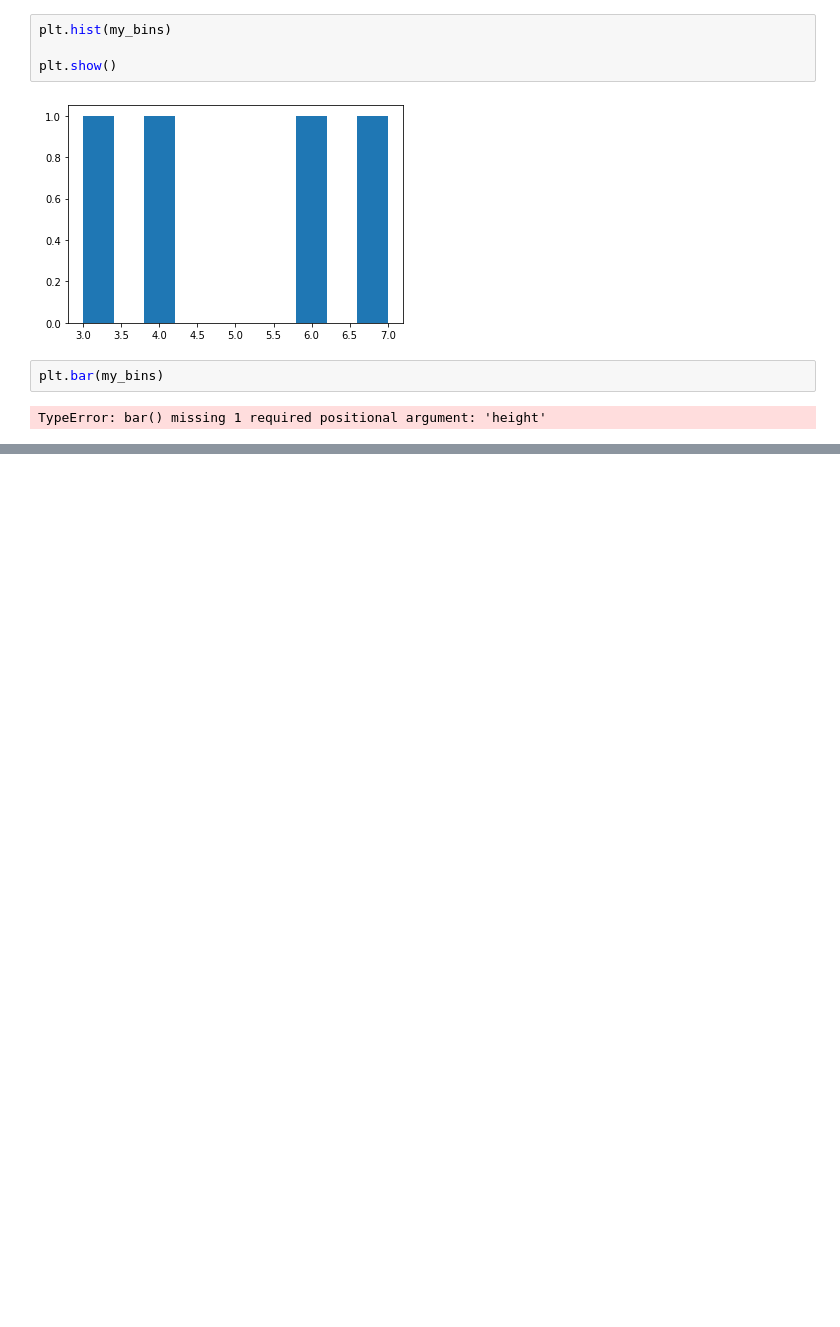
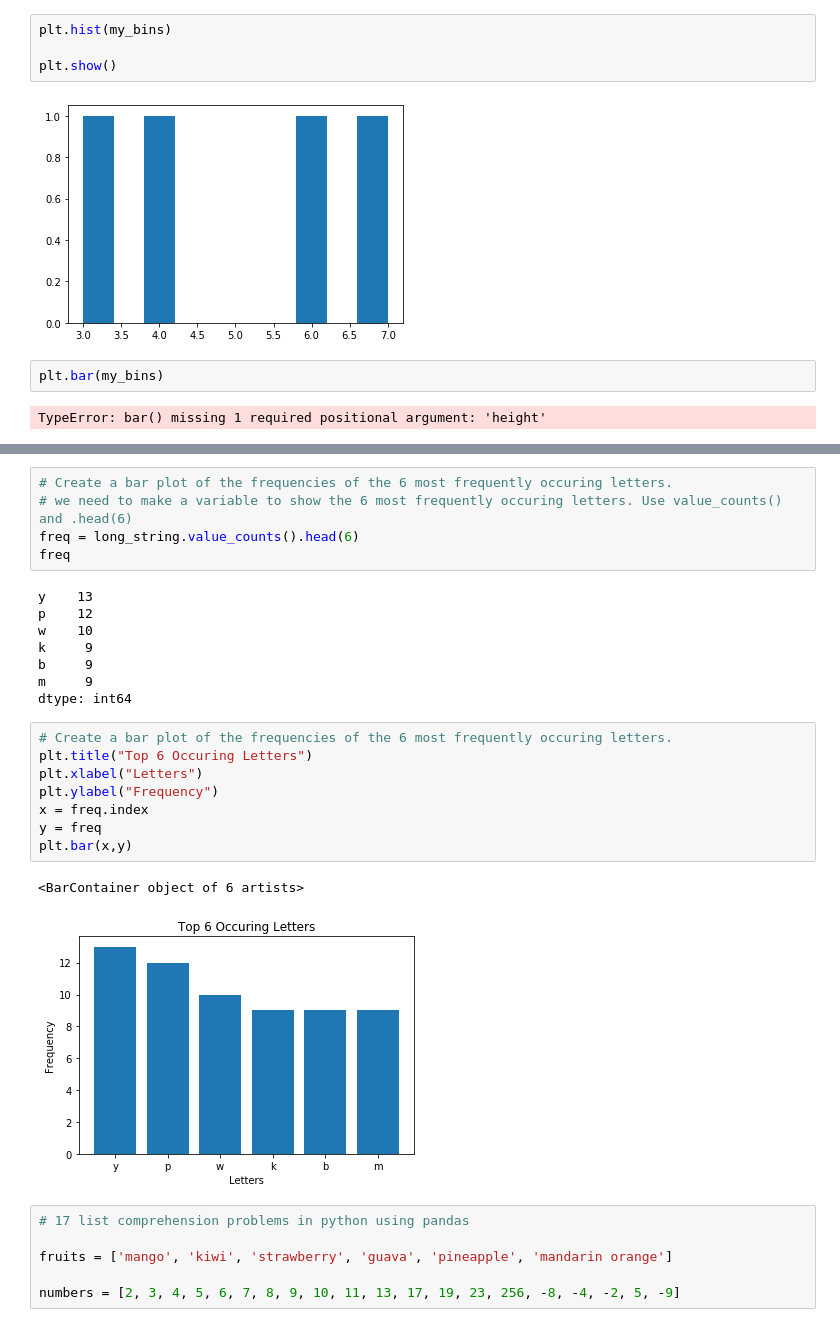
Before and after one commit to george887/MY_EXCERCISE, a Jupyter notebook: pandas_series_practice.ipynb, the cells around one changed output, grey strips where cells are left out. Cells and saved outputs as stored; diff of their text form; blank space fills up the shorter version.

```diff
--- a/pandas_series_practice.ipynb
+++ b/pandas_series_practice.ipynb
@@ -382,0 +536,30 @@ TypeError: bar() missing 1 required positional argument: 'height'
+# %%
+# Create a bar plot of the frequencies of the 6 most frequently occuring letters.
+# we need to make a variable to show the 6 most frequently occuring letters. Use value_counts() and .head(6)
+freq = long_string.value_counts().head(6)
+freq
+# %% [output]
+y    13
+p    12
+w    10
+k     9
+b     9
+m     9
+dtype: int64
+# %%
+# Create a bar plot of the frequencies of the 6 most frequently occuring letters.
+plt.title("Top 6 Occuring Letters")
+plt.xlabel("Letters")
+plt.ylabel("Frequency")
+x = freq.index
+y = freq
+plt.bar(x,y)
+# %% [output]
+<BarContainer object of 6 artists>
+[figure, added]
+# %%
+# 17 list comprehension problems in python using pandas
+
+fruits = ['mango', 'kiwi', 'strawberry', 'guava', 'pineapple', 'mandarin orange']
+
+numbers = [2, 3, 4, 5, 6, 7, 8, 9, 10, 11, 13, 17, 19, 23, 256, -8, -4, -2, 5, -9]
```
Also changed, not shown: parts of 33 cells of this notebook.
